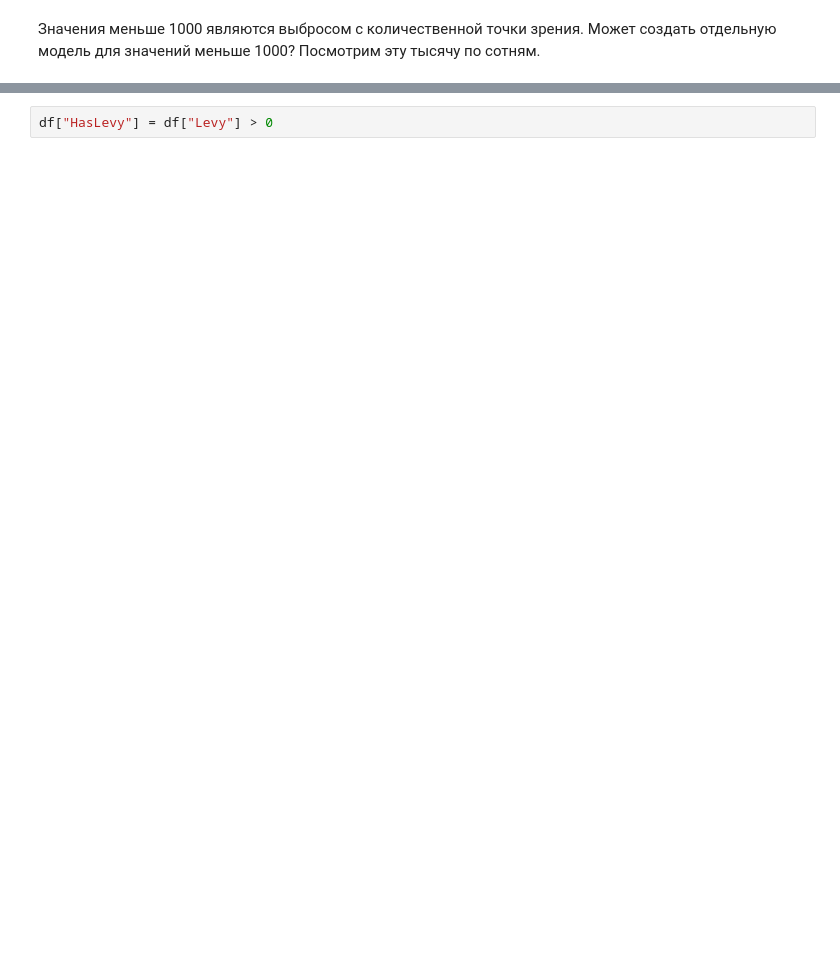
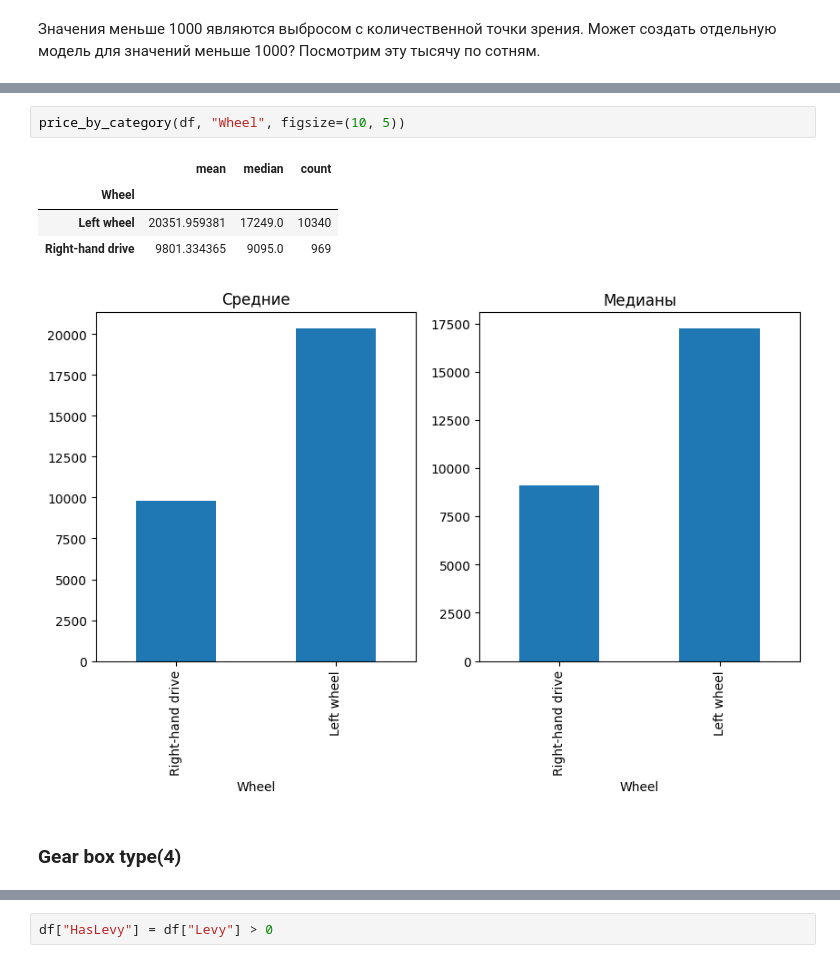
Before and after one commit to Paul-the-human/car_price_prediction, a Jupyter notebook: car_price_prediction.ipynb, the cells around one changed output, grey strips where cells are left out. Drawn from its saved outputs; the diff is of its cells as text; blank space fills up the shorter version.

```diff
--- a/car_price_prediction.ipynb
+++ b/car_price_prediction.ipynb
@@ -176,0 +432,10 @@ Name: count, Length: 537, dtype: int64
+# %%
+price_by_category(df, "Wheel", figsize=(10, 5))
+# %% [output]
+|  | mean | median | count |
+| Wheel |  |  |  |
+| Left wheel | 20351.959381 | 17249.0 | 10340 |
+| Right-hand drive | 9801.334365 | 9095.0 | 969 |
+[figure, added]
+# %% [markdown]
+### Gear box type(4)
```
Also changed, not shown: parts of 186 cells of this notebook.
